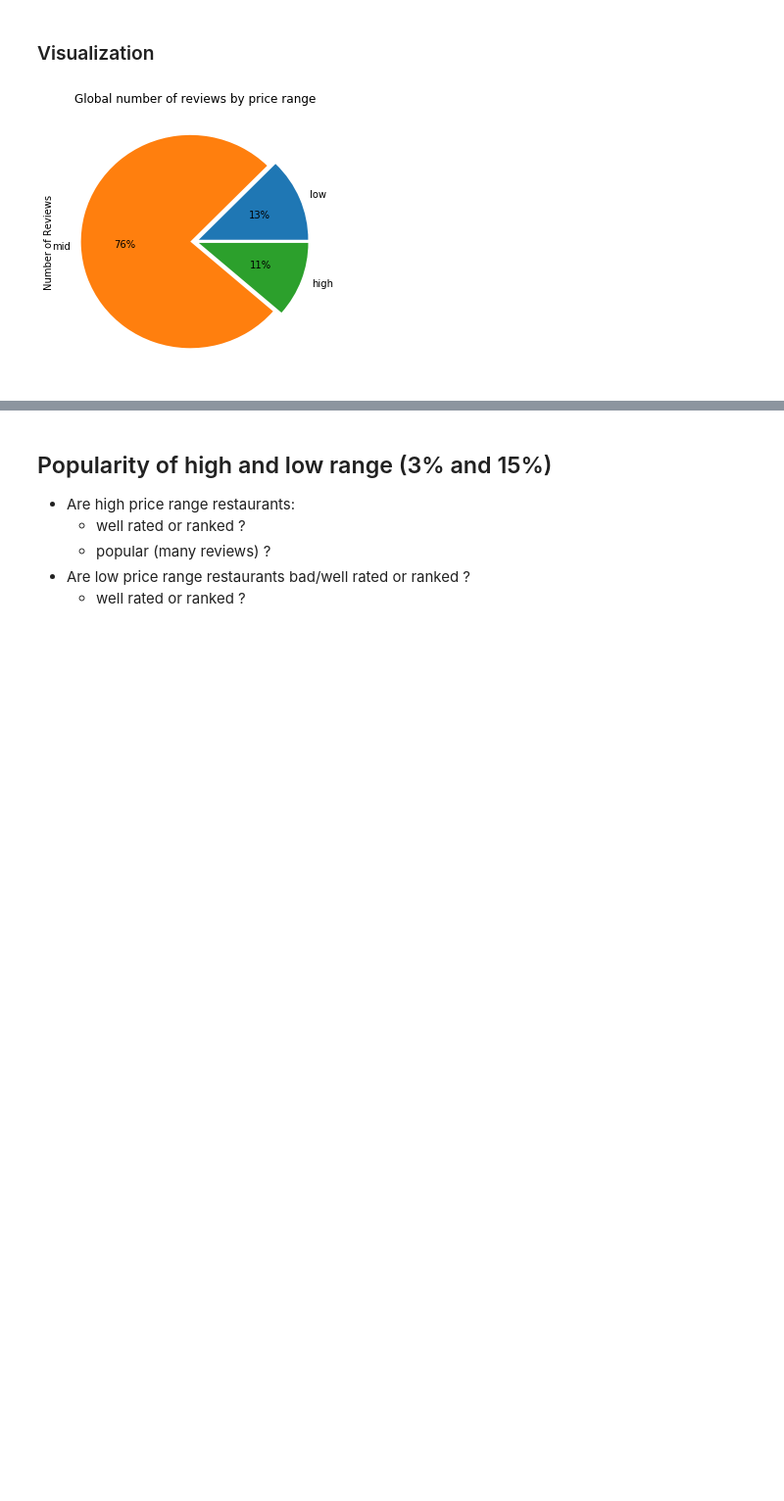
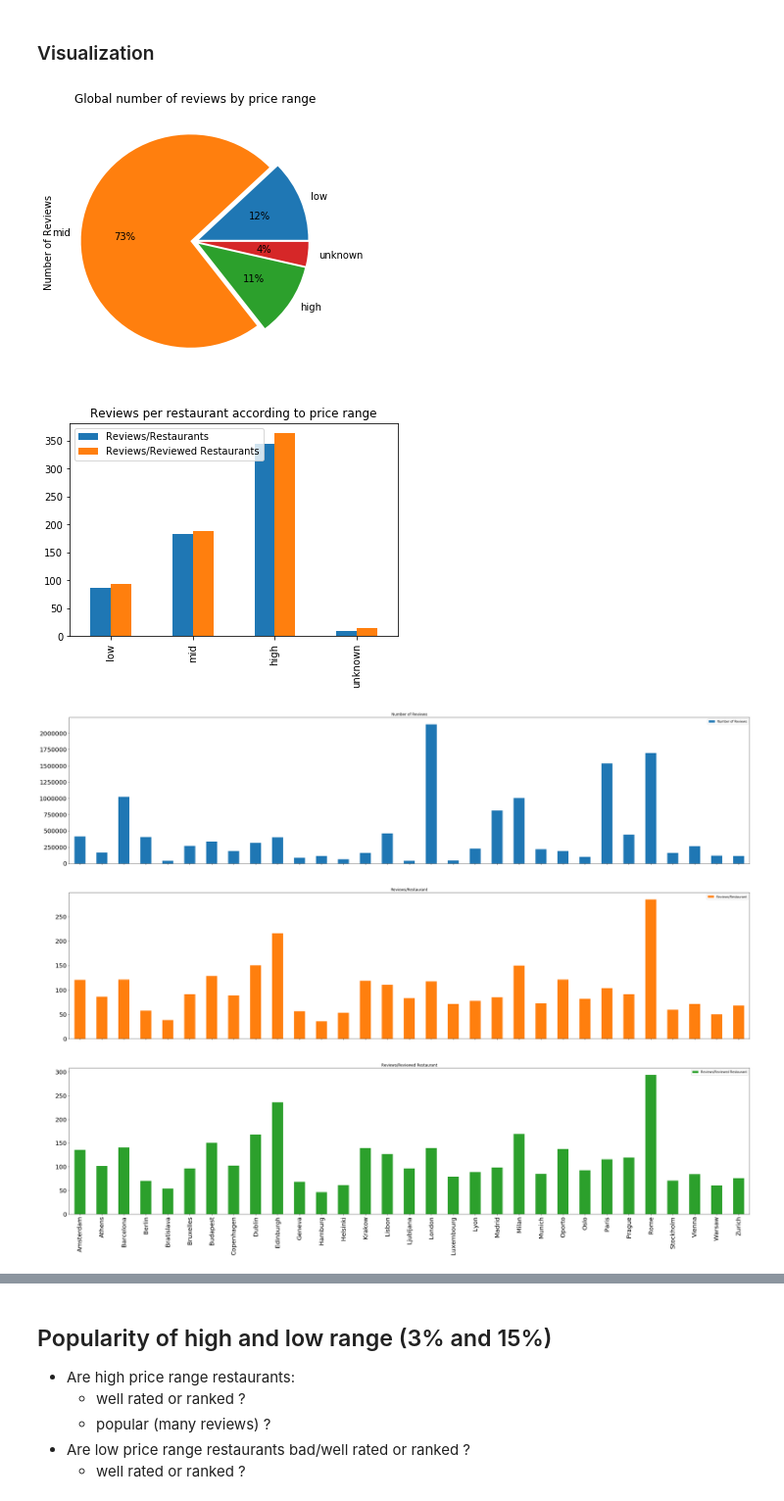
Before and after one commit to katebulaeva/TA_scraper_and_analysis, a Jupyter notebook: 2.Analysis.ipynb, the cells around one changed output, grey strips where cells are left out. Shown at 98% size. Saved outputs shown, nothing was run; the diff lists cells and outputs as text; code cells hidden in the pictures; blank space fills up the shorter version.

```diff
--- a/2.Analysis.ipynb
+++ b/2.Analysis.ipynb
@@ -186,6 +186,7 @@ global_pricerange_count = dataset.groupby('Price Range')['Name'].count()
 global_pricerange_count = pd.DataFrame({'Restaurants': global_pricerange_count})
 global_pricerange_count['percent'] = global_pricerange_count['Restaurants'] / total_rest
 global_pricerange_count.index.names = ['Price Range']
+global_pricerange_count.index = ['low', 'mid', 'high', 'unknown']
 print(global_pricerange_count)
 
 #Get price range counts per city
@@ -235,5 +236,13 @@ global_pricerange_count['Restaurants'].plot.pie(figsize=(5,5), legend=False, aut
 plt.savefig("Global price range rep.svg")
 plt.savefig("Global price range rep.png")
 plt.show()
+
+#Global price range count with pie chart without unknown price range restaurants
+global_pricerange_count.index = ['low range', 'mid range', 'high range', 'unknown'] #$$$$ label returns error
+global_pricerange_count.iloc[0:3, 0].plot.pie(figsize=(5,5), legend=False, autopct='%.0f%%', explode=explode[:-1],
+                                              title="Global restaurants by price range (unknown not included)")
+plt.savefig("Global price range rep_unknow not included.svg")
+plt.savefig("Global price range rep_unknown not included.png")
+plt.show()
 # %% [output]
 [figure]
@@ -320,7 +330,7 @@ for city in global_number_rest.index:
     city_cuisine = cuisine_count(cuisine_df[cuisine_df['City'] == city]['Cuisine Style'])
     city_cuisine = pd.DataFrame(city_cuisine, index=[city])
     cuisine_count_df = pd.concat([cuisine_count_df, city_cuisine])
-#cuisine_count_df = cuisine_count_df.fillna(0)  #Replace NaN by 0
+cuisine_count_df = cuisine_count_df.fillna(0)  #Replace NaN by 0
 print(cuisine_count_df.head(5))
 
 #Statistical exploration
@@ -455,7 +466,15 @@ max                 0.336193         0.252547   0.050516   0.009601
 #Global number of reviews and per price range
 total_reviews = dataset['Number of Reviews'].sum()
 total_reviews_pr = dataset.groupby('Price Range')['Number of Reviews'].sum()
-total_reviews_pr.index = ['low', 'mid', 'high']
+total_reviews_pr = pd.DataFrame({'Number of Reviews': total_reviews_pr})
+total_reviews_pr.index = ['low', 'mid', 'high', 'unknown']
+#Add weighting by number of restaurants and reviewed restaurants
+total_reviews_pr['Reviews/Restaurants'] = total_reviews_pr['Number of Reviews'] / global_pricerange_count.iloc[:, 0]
+reviewed_restaurants_df = dataset[dataset['Number of Reviews'] >= 1]  #Subset with reviewed restaurants only
+reviewed_restaurants_series =  reviewed_restaurants_df.groupby('Price Range').count()['Name']
+reviewed_restaurants_series.index = ['low', 'mid', 'high', 'unknown']
+total_reviews_pr['Reviews/Reviewed Restaurants'] = total_reviews_pr['Number of Reviews'] / reviewed_restaurants_series
+
 print("Total number of reviews:", int(total_reviews))
 print("Total number of reviews per price range: \n", total_reviews_pr, '\n')
 
@@ -471,15 +490,15 @@ reviews_df = reviews_df.sort_values('Number of Reviews', ascending=False)
 reviews_df['Reviews/Restaurant'] = reviews_df['Number of Reviews'] / global_number_rest
 
 #Reviews per reviewed restaurants
-restaurants_reviews_df = dataset[dataset['Number of Reviews'] >= 1]  #Subset with reviewed restaurants only
-restaurants_reviews_df = restaurants_reviews_df.groupby('City').count()
-reviews_df['Reviews/Reviewed Restaurant'] = reviews_df['Number of Reviews'] / restaurants_reviews_df['Name']
+reviewed_restaurants_df = reviewed_restaurants_df.groupby('City').count()
+reviews_df['Reviews/Reviewed Restaurant'] = reviews_df['Number of Reviews'] / reviewed_restaurants_df['Name']
 
 #Reviews per price range
 reviews_count_pr = dataset.groupby(['City', 'Price Range'])['Number of Reviews'].sum()
 reviews_count_pr = reviews_count_pr.unstack(level='Price Range')
-reviews_count_pr.columns = ['low price range', 'mid price range', 'high price range']
+reviews_count_pr.columns = ['low price range', 'mid price range', 'high price range', 'unknown price range']
 reviews_df = pd.concat([reviews_df, reviews_count_pr], axis=1)
 
 print(reviews_df)
+print('\n', reviews_df.describe())
 # %% [output]
@@ -488,16 +523,24 @@ ValueError: Length mismatch: Expected axis has 4 elements, new values have 3 ele
 ### Visualization
 # %%
 #Total reviews per price range in pie chart
-total_reviews_pr.T.plot.pie(figsize=(5,5), legend=False, autopct='%.0f%%', explode=[0.04 for i in range(3)],
+total_reviews_pr.iloc[:,0].T.plot.pie(figsize=(5,5), legend=False, autopct='%.0f%%', explode=[0.04 for i in range(4)],
                         title="Global number of reviews by price range" )
 plt.savefig("figures/reviews per pricerange.svg")
 plt.savefig("figures/reviews per pricerange.png")
 plt.show()
 
-#Visualization of the datafrae containing the reviews dat per city
-reviews_df.plot(kind='bar', figsize=(40,20), fontsize=20, subplots=True)
+#Total reviews per price range per restaurants and reviewed restaurants
+total_reviews_pr.iloc[:, 1:].plot(kind='bar', title="Reviews per restaurant according to price range")
+plt.savefig("figures/reviews per restaurants per price range.svg")
+plt.savefig("figures/reviews per restaurants per price range.png")
+plt.show()
+
+#Visualization of the dataframe containing the reviews dat per city
+reviews_df.iloc[:, :3].plot(kind='bar', figsize=(40,30), fontsize=20, subplots=True)
 plt.savefig("figures/reviews per city and restaurant.svg")
 plt.savefig("figures/reviews per city and restaurant.png")
 plt.show()
 # %% [output]
-[figure, old version]
+[figure, new version]
+[figure, added]
+[figure, added]
```
Also changed, not shown: parts of 9 cells of this notebook.
